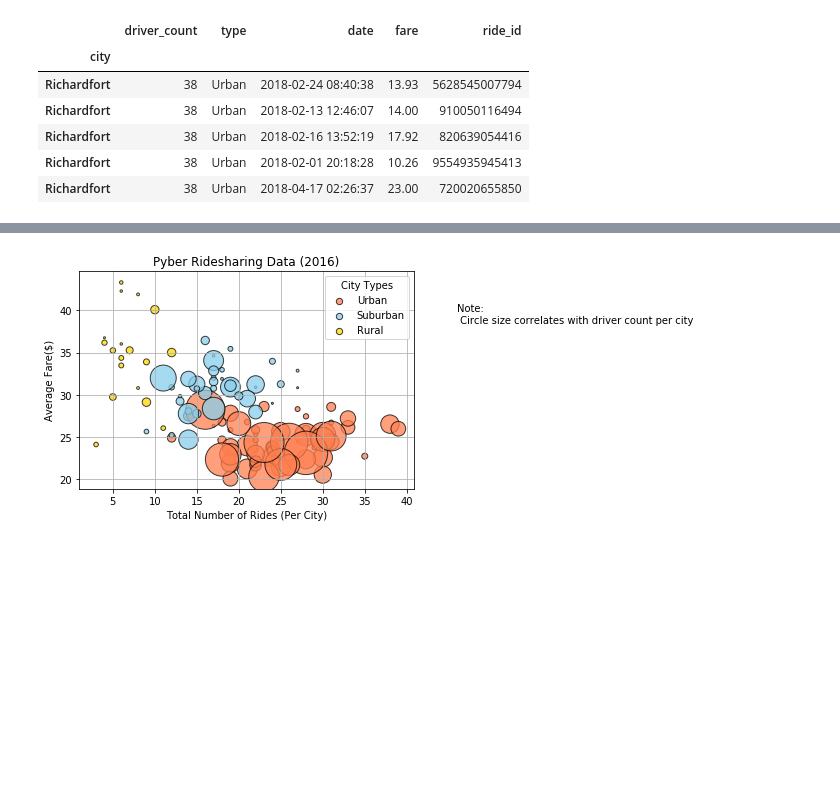
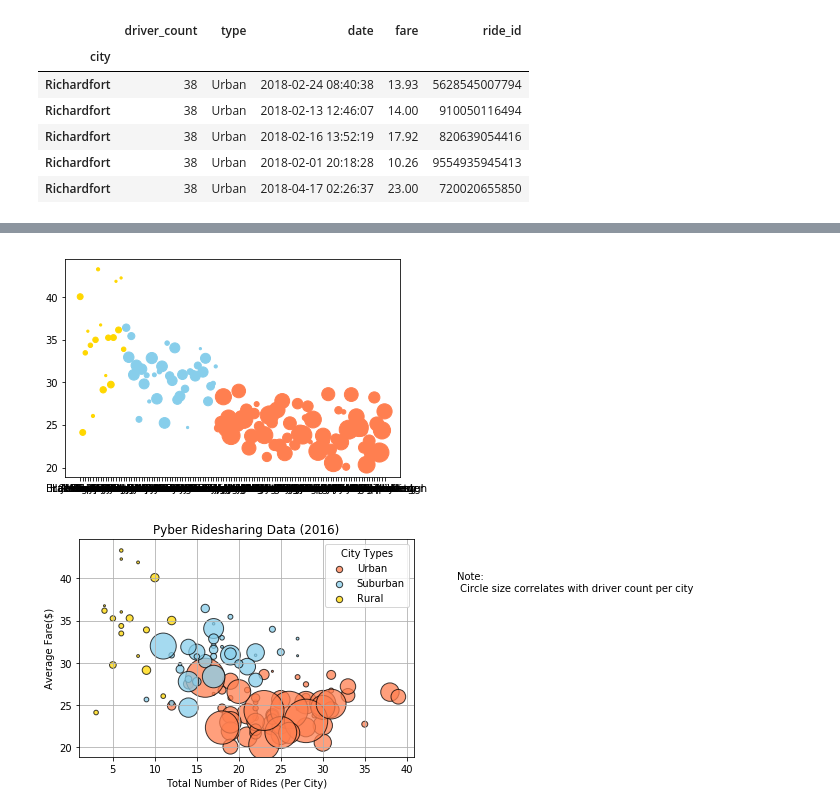
Before and after one commit to Krigerprinsesse/bootcamp, a Jupyter notebook: matplotlib/pyber_starter-Copy1.ipynb, the cells around one changed output, grey strips where cells are left out. Drawn from its saved outputs; the diff is of its cells as text; code cells hidden in the pictures; blank space fills up the shorter version.

```diff
--- a/matplotlib/pyber_starter-Copy1.ipynb
+++ b/matplotlib/pyber_starter-Copy1.ipynb
@@ -47,0 +42,17 @@ city_grouped = merged_data.groupby(["type","city"])
+# %%
+urban_city_grouped = urban_data.groupby(["city"])
+urban_total_rides_per_city = (urban_city_grouped)["ride_id"].count()
+urban_avg_fare = urban_city_grouped["fare"].mean()
+
+
+grouped_data = merged_data.groupby(["type","city"])
+grouped_data_df = pd.DataFrame(grouped_data["ride_id"].count())
+avg_fare = grouped_data["fare"].mean()
+fare = grouped_data["fare"].sum()
+driver_count = grouped_data["driver_count"].mean()
+# %%
+grouped_data_df['Avg Fare'] = avg_fare
+grouped_data_df['Sum'] = fare
+grouped_data_df['Driver Count'] = driver_count
+
+grouped_data_df.head()
@@ -47,0 +67,4 @@ city_grouped = merged_data.groupby(["type","city"])
+# %%
+grouped_data_df['Colors'] = grouped_data_df.index.get_level_values('type')
+grouped_data_df['Colors'] = grouped_data_df['Colors'].replace(['Rural','Suburban','Urban'],['gold','skyblue','coral'])
+grouped_data_df.head()
@@ -48,3 +79,8 @@ city_grouped = merged_data.groupby(["type","city"])
+# %%
+plt.scatter(x =  grouped_data_df.index.get_level_values('city'), y = grouped_data_df['Avg Fare'], s = grouped_data_df['Driver Count']*5, c = grouped_data_df['Colors'] )
+plt.show()
+# %% [output]
+[figure, added]
 # %%
 # Obtain the x and y coordinates for each of the three city types
 
```
Also changed, not shown: parts of 3 cells of this notebook, 8 other files.
